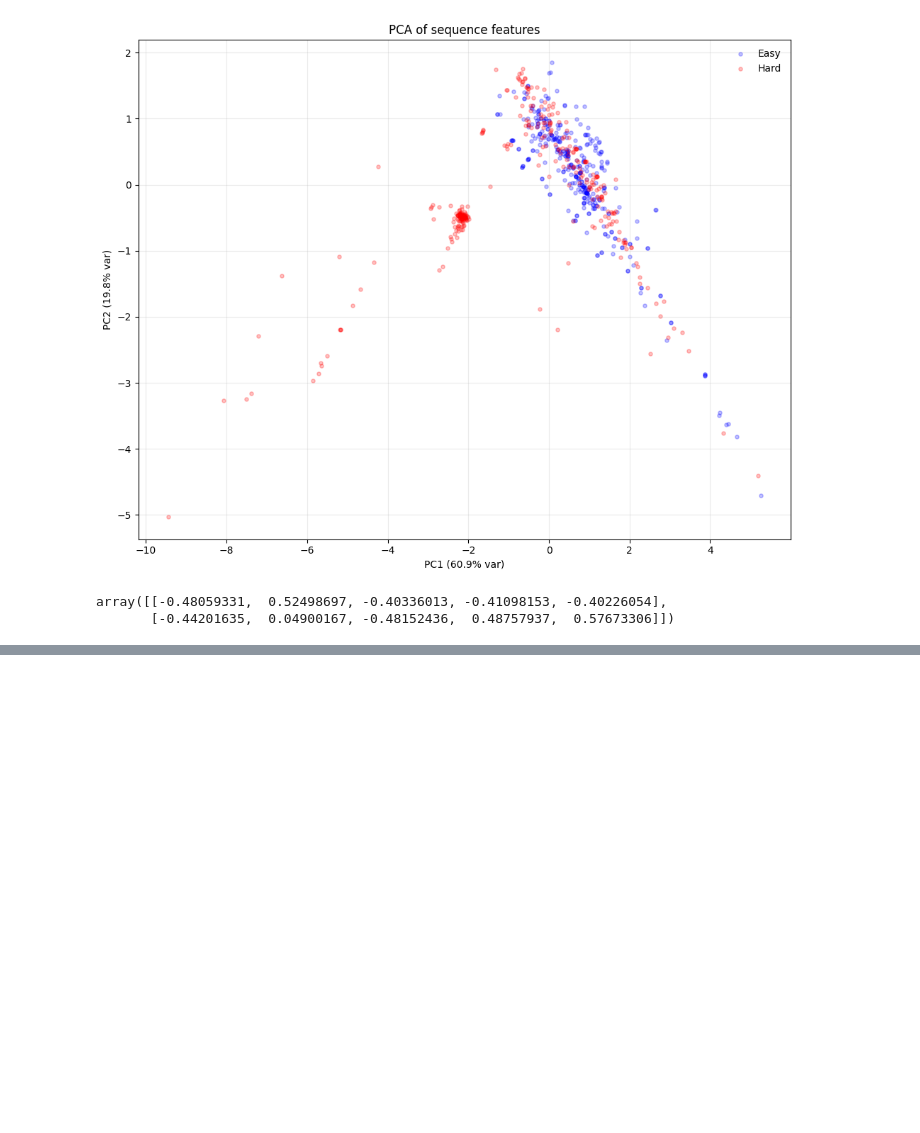
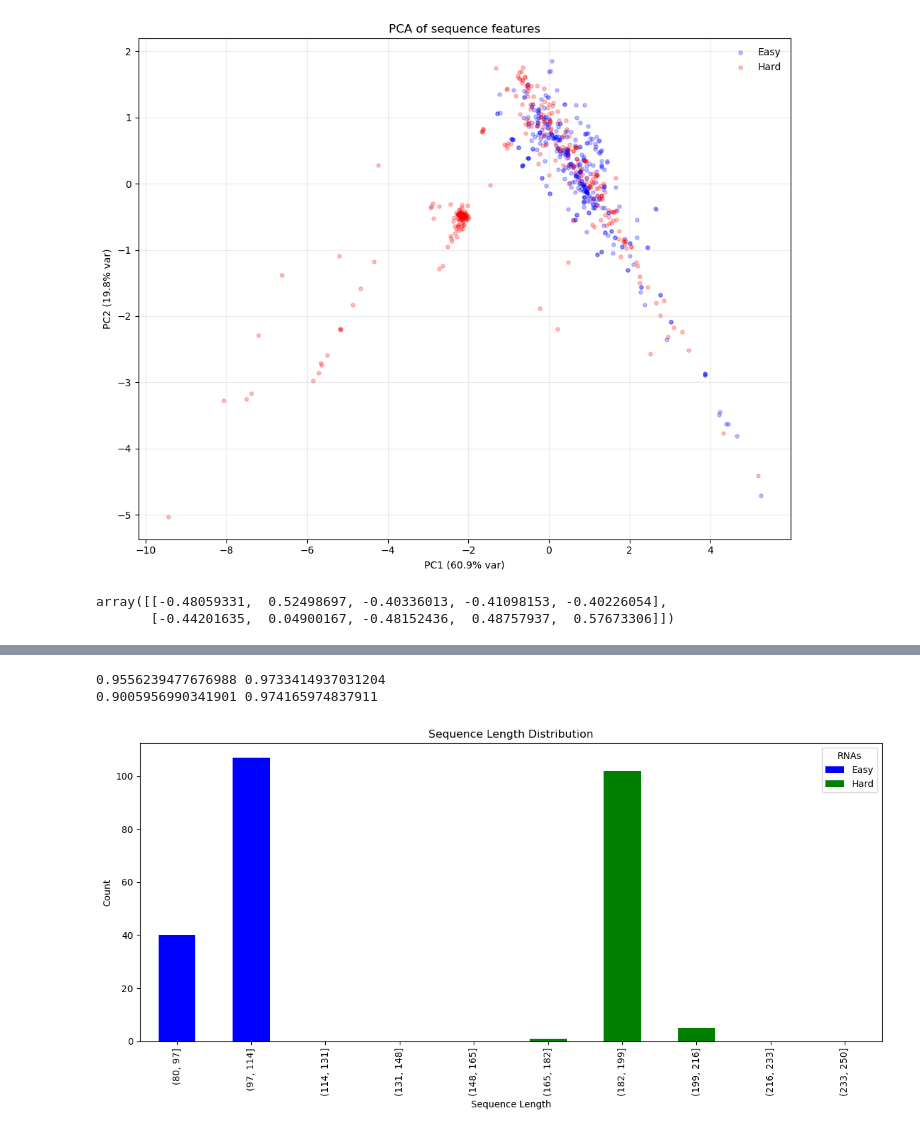
Before and after one commit to erik-whiting/new_dp_analyses, a Jupyter notebook: make_figures.ipynb, the cells around one changed output, grey strips where cells are left out. Drawn from its saved outputs; the diff is of its cells as text; code cells hidden in the pictures; blank space fills up the shorter version.

```diff
--- a/make_figures.ipynb
+++ b/make_figures.ipynb
@@ -420,0 +498,21 @@ hard_df
+# %%
+import pandas as pd
+
+# Your ranges (may be given in either order)
+pca1_range = (0, 2)
+pca2_range = (0, 1)
+
+# Normalize to (low, high)
+p1_lo, p1_hi = sorted(pca1_range)
+p2_lo, p2_hi = sorted(pca2_range)
+
+# Build masks (drop rows with missing PC coords)
+mask_easy = (
+    easy_hi["pca_component1"].between(p1_lo, p1_hi) &
+    easy_hi["pca_component2"].between(p2_lo, p2_hi)
+)
+mask_easy &= easy_hi[["pca_component1", "pca_component2"]].notna().all(axis=1)
+
+easy_hi_sub  = easy_hi.loc[mask_easy].copy()
+
+print(len(easy_hi_sub))
@@ -420,0 +554,29 @@ hard_df
+# %%
+print(hard_low_sub["sequence_entropy"].min(), hard_low_sub["sequence_entropy"].max())
+print(easy_hi_sub["sequence_entropy"].min(), easy_hi_sub["sequence_entropy"].max())
+# %% [output]
+0.9556239477676988 0.9733414937031204
+0.9005956990341901 0.974165974837911
+# %%
+bins = range(80, 251, 17)
+combined["len_bin"] = pd.cut(combined["length"], bins)
+
+# Count sequences per bin per group
+counts = combined.groupby(["len_bin", "group"]).size().unstack(fill_value=0)
+
+# Plot stacked bar chart
+counts.plot(
+    kind="bar",
+    stacked=True,
+    figsize=(12, 6),
+    color=["blue", "green"]
+)
+
+plt.title("Sequence Length Distribution")
+plt.xlabel("Sequence Length")
+plt.ylabel("Count")
+plt.legend(title="RNAs")
+plt.tight_layout()
+plt.show()
+# %% [output]
+[figure, added]
```
Also changed, not shown: parts of 12 cells of this notebook, 2 other files.
